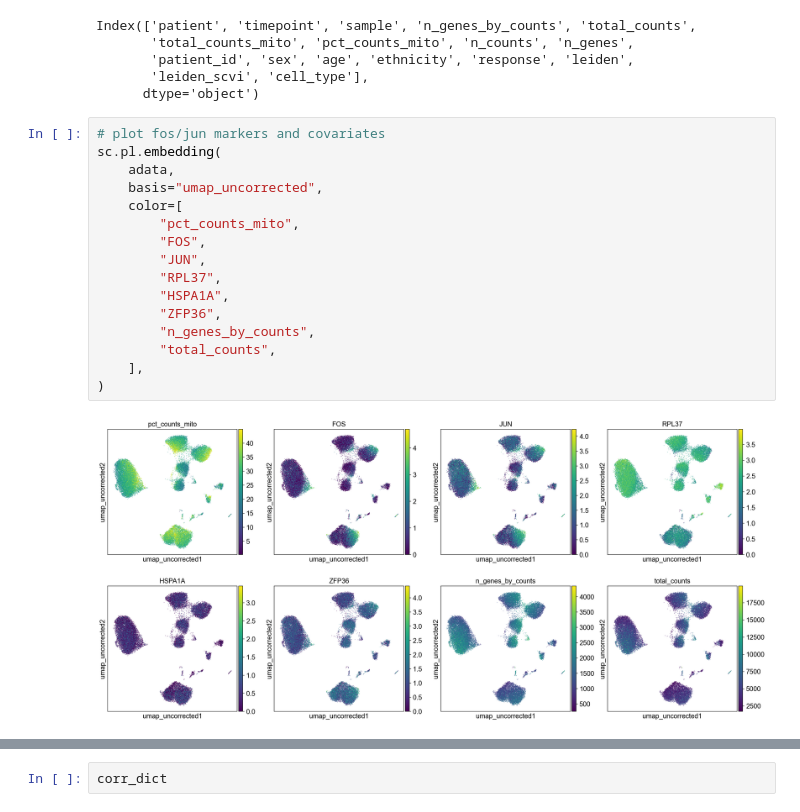
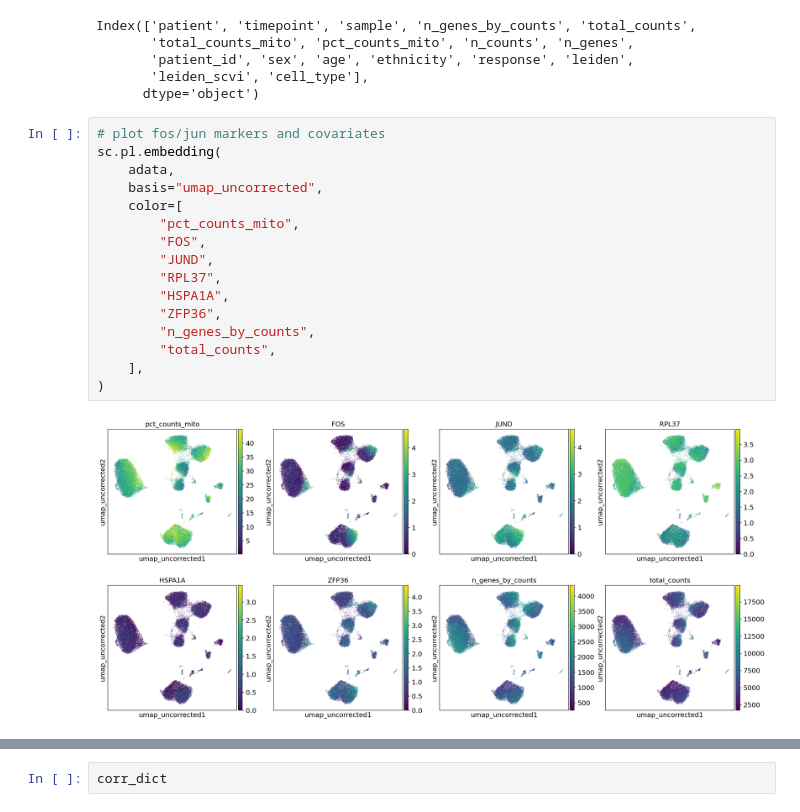
Before and after one commit to icbi-lab/hcl_atlas, a Jupyter notebook: analyses/70_downstream_analysis/71_gene_expression.ipynb, the cells around one changed output, grey strips where cells are left out. Cells and saved outputs as stored; diff of their text form.

```diff
--- a/analyses/70_downstream_analysis/71_gene_expression.ipynb
+++ b/analyses/70_downstream_analysis/71_gene_expression.ipynb
@@ -29,21 +29,21 @@ Index(['patient', 'timepoint', 'sample', 'n_genes_by_counts', 'total_counts',
 # %%
 # plot fos/jun markers and covariates
 sc.pl.embedding(
     adata,
     basis="umap_uncorrected",
     color=[
         "pct_counts_mito",
         "FOS",
-        "JUN",
+        "JUND",
         "RPL37",
         "HSPA1A",
         "ZFP36",
         "n_genes_by_counts",
         "total_counts",
     ],
 )
 # %% [output]
-[figure, old version]
+[figure, new version]
 # %%
 GENES = ["FOS", "JUN", "JUND"]
 tmp_df = sc.get.obs_df(adata, ["pct_counts_mito", *GENES, "patient"])
```
Also changed, not shown: parts of 3 cells of this notebook.
